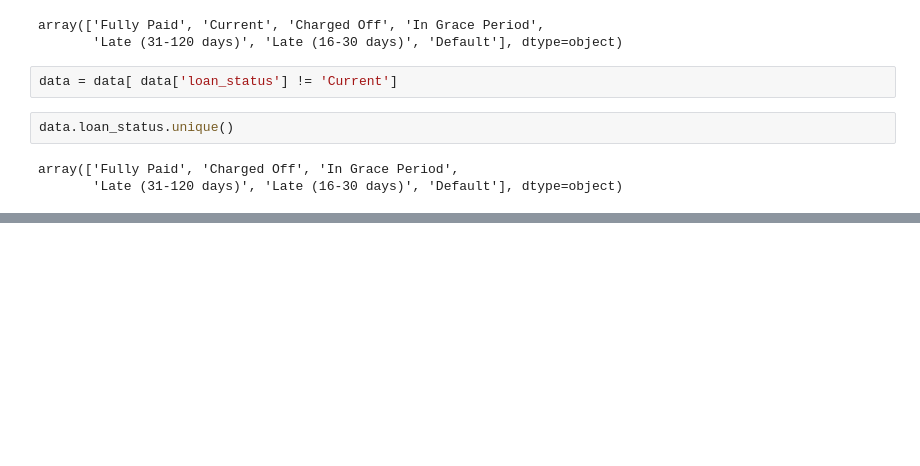
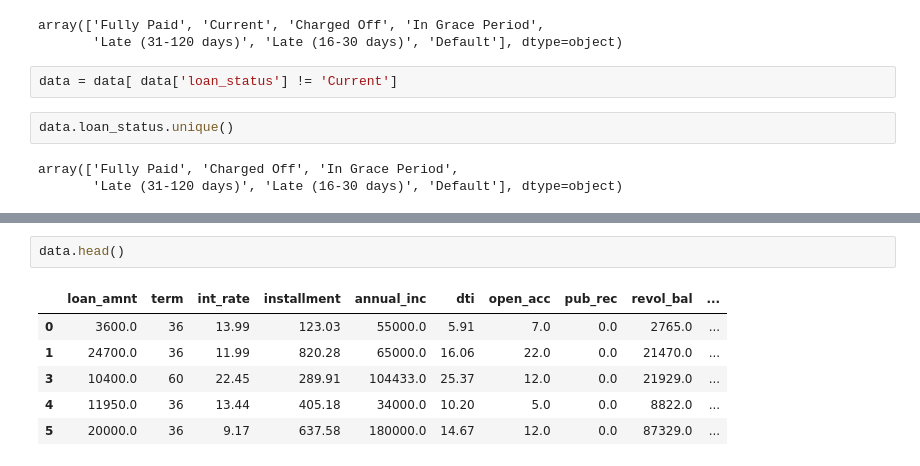
Before and after one commit to tejuskaw/mypynb, a Jupyter notebook: random_forest_part_2.ipynb, the cells around one changed output, grey strips where cells are left out. Saved outputs shown, nothing was run; the diff lists cells and outputs as text; blank space fills up the shorter version.

```diff
--- a/random_forest_part_2.ipynb
+++ b/random_forest_part_2.ipynb
@@ -80,0 +90,9 @@ KeyError: ignored
+# %%
+data.head()
+# %% [output]
+|  | loan_amnt | term | int_rate | installment | annual_inc | dti | open_acc | pub_rec | revol_bal | ... |
+| 0 | 3600.0 | 36 | 13.99 | 123.03 | 55000.0 | 5.91 | 7.0 | 0.0 | 2765.0 | ... |
+| 1 | 24700.0 | 36 | 11.99 | 820.28 | 65000.0 | 16.06 | 22.0 | 0.0 | 21470.0 | ... |
+| 3 | 10400.0 | 60 | 22.45 | 289.91 | 104433.0 | 25.37 | 12.0 | 0.0 | 21929.0 | ... |
+| 4 | 11950.0 | 36 | 13.44 | 405.18 | 34000.0 | 10.20 | 5.0 | 0.0 | 8822.0 | ... |
+| 5 | 20000.0 | 36 | 9.17 | 637.58 | 180000.0 | 14.67 | 12.0 | 0.0 | 87329.0 | ... |
```
Also changed, not shown: parts of 36 cells of this notebook.
